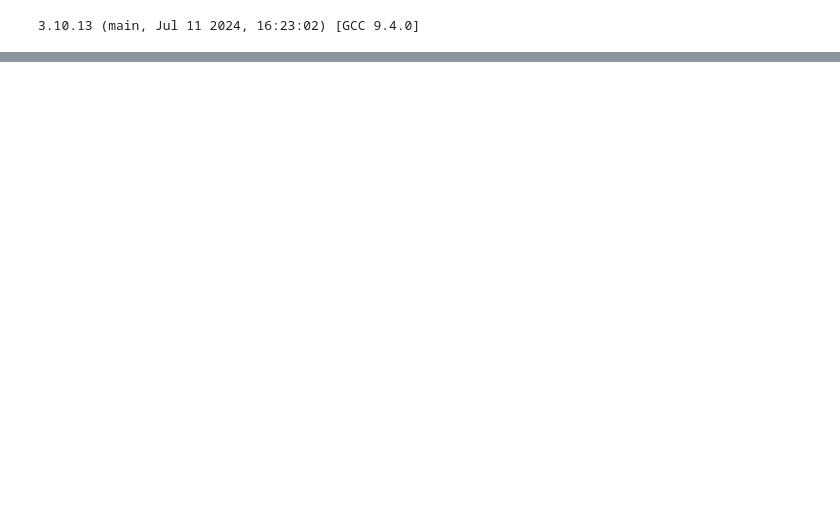
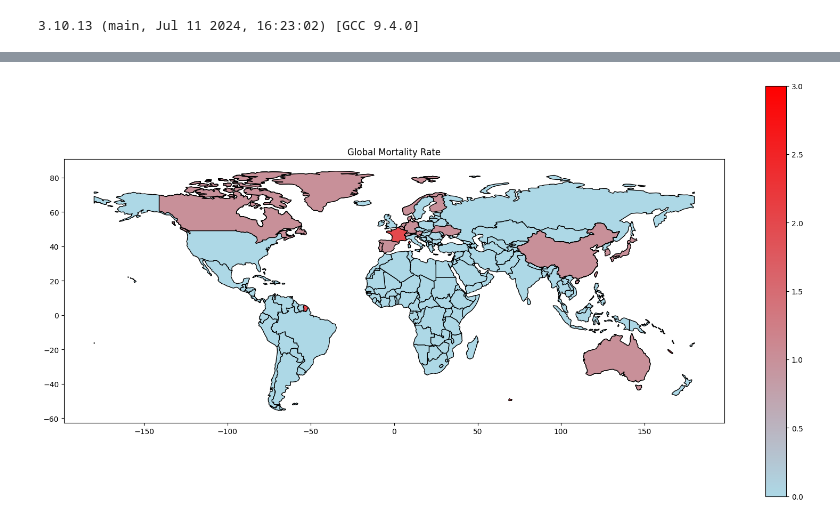
Before and after one commit to Kendrick0629/Tesla-_dealth_data, a Jupyter notebook: data_introduction/Untitled.ipynb, the cells around one changed output, grey strips where cells are left out. Saved outputs shown, nothing was run; the diff lists cells and outputs as text; code cells hidden in the pictures; blank space fills up the shorter version.

```diff
--- a/data_introduction/Untitled.ipynb
+++ b/data_introduction/Untitled.ipynb
@@ -302,0 +476,24 @@ ModuleNotFoundError: No module named 'fiona'
+# %%
+shapefile_path = "ne_110m_admin_0_countries.shp"
+world = gp.read_file(shapefile_path)
+
+mortality_data = pd.read_csv("Tesla_Dealth.csv")
+mortality_data.columns = mortality_data.columns.str.strip()
+mortality_data.Country = mortality_data.Country.str.strip()
+
+world = world[(world.SOVEREIGNT != "Antarctica")]
+
+world = world.merge(mortality_data, how='left', left_on='SOVEREIGNT', right_on='Country')
+
+world['Deaths'] = world['Deaths'].fillna(0)
+
+norm = Normalize(vmin=0, vmax=world['Deaths'].max())
+
+colors = ["#ADD8E6", "#FF0000"]
+cmap = LinearSegmentedColormap.from_list("mycmap", colors)
+
+world.plot(column='Deaths', cmap=cmap, norm=norm, legend=True, edgecolor='black')
+plt.title('Global Mortality Rate')
+plt.show()
+# %% [output]
+[figure, added]
```
Also changed, not shown: parts of 40 cells of this notebook, 7 other files.
